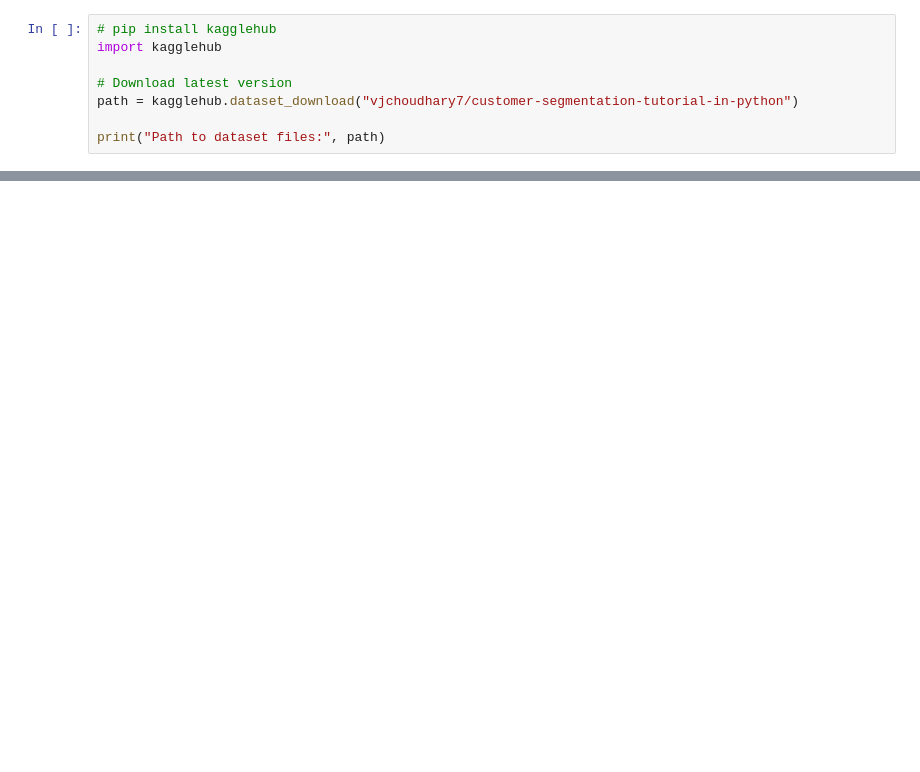
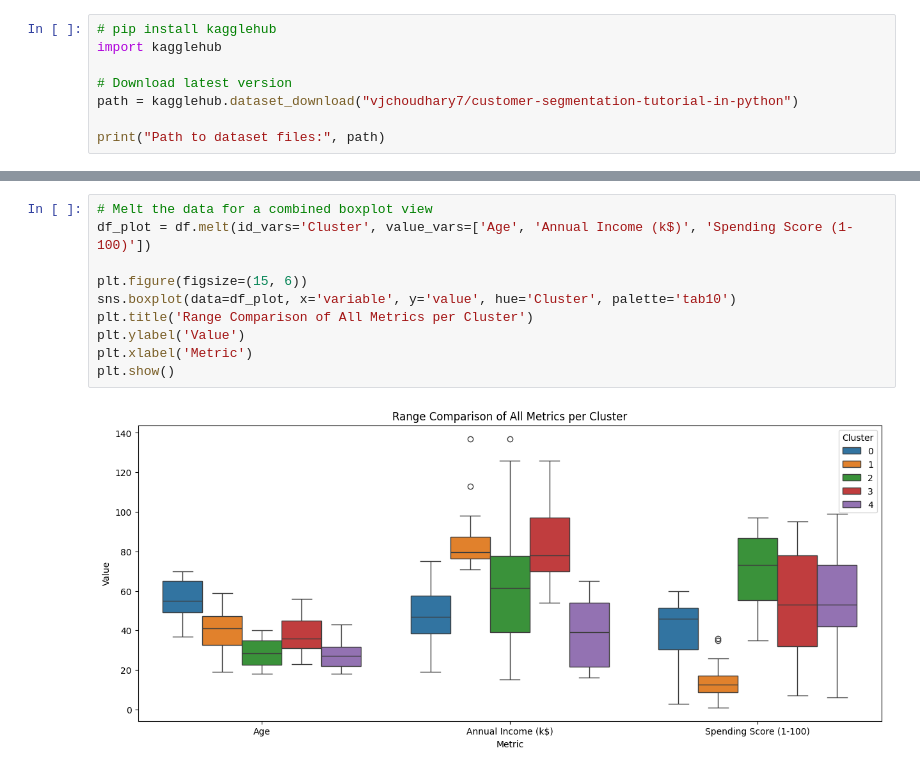
Before and after one commit to iamlajoya21/ml_bootcamp, a Jupyter notebook: current/classwork/April7.ipynb, the cells around one changed output, grey strips where cells are left out. Cells and saved outputs as stored; diff of their text form; blank space fills up the shorter version.

```diff
--- a/current/classwork/April7.ipynb
+++ b/current/classwork/April7.ipynb
@@ -50,0 +257,12 @@ IsADirectoryError: [Errno 21] Is a directory: '/Users/rafael/.cache/kagglehub/da
+# %%
+# Melt the data for a combined boxplot view
+df_plot = df.melt(id_vars='Cluster', value_vars=['Age', 'Annual Income (k$)', 'Spending Score (1-100)'])
+
+plt.figure(figsize=(15, 6))
+sns.boxplot(data=df_plot, x='variable', y='value', hue='Cluster', palette='tab10')
+plt.title('Range Comparison of All Metrics per Cluster')
+plt.ylabel('Value')
+plt.xlabel('Metric')
+plt.show()
+# %% [output]
+[figure, added]
```
Also changed, not shown: parts of 13 cells of this notebook.
